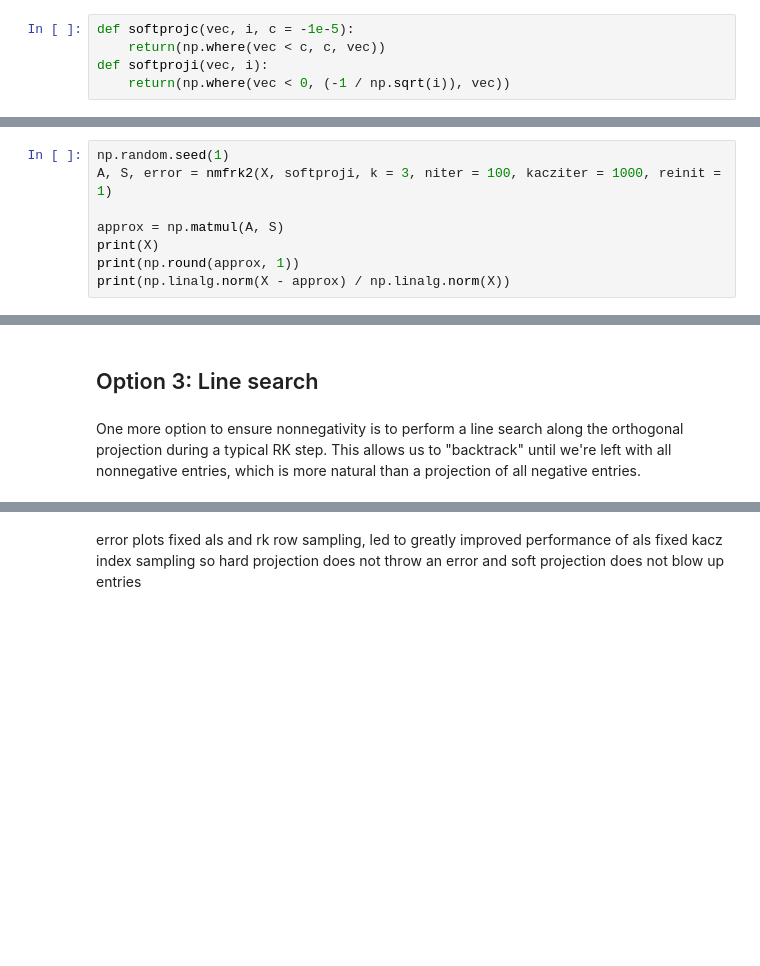
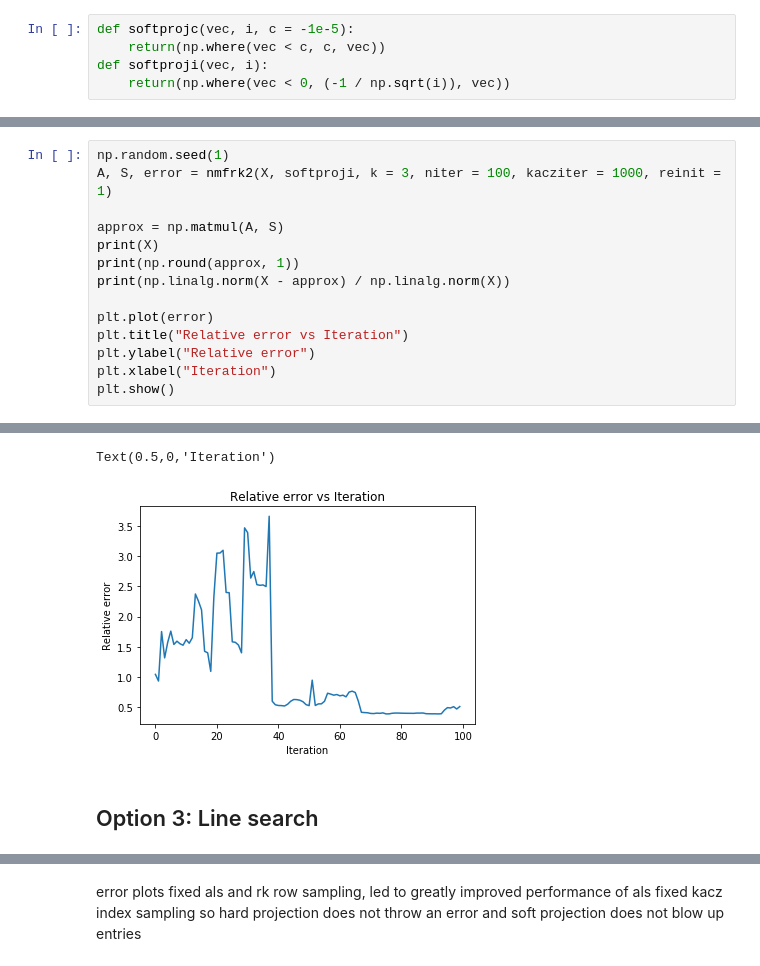
Before and after one commit to chauedwin/mf-algorithms, a Jupyter notebook: nmfAlgorithms.ipynb, the cells around one changed output, grey strips where cells are left out. Saved outputs shown, nothing was run; the diff lists cells and outputs as text; blank space fills up the shorter version.

```diff
--- a/nmfAlgorithms.ipynb
+++ b/nmfAlgorithms.ipynb
@@ -464,6 +485,12 @@ approx = np.matmul(A, S)
 print(X)
 print(np.round(approx, 1))
 print(np.linalg.norm(X - approx) / np.linalg.norm(X))
+
+plt.plot(error)
+plt.title("Relative error vs Iteration")
+plt.ylabel("Relative error")
+plt.xlabel("Iteration")
+plt.show()
 # %% [output]
 [[ 0.   0.   0.   0.   0.   0.   0.   0.   0.   0. ]
  [ 0.   5.   0.   0.   5.   0.   0.   0.   5.   0. ]
@@ -485,4 +512,4 @@ print(np.linalg.norm(X - approx) / np.linalg.norm(X))
+Text(0.5,0,'Iteration')
+[figure, added]
 # %% [markdown]
 ## Option 3: Line search
-# %% [markdown]
-One more option to ensure nonnegativity is to perform a line search along the orthogonal projection during a typical RK step. This allows us to "backtrack" until we're left with all nonnegative entries, which is more natural than a projection of all negative entries.
```
Also changed, not shown: parts of 11 cells of this notebook.
